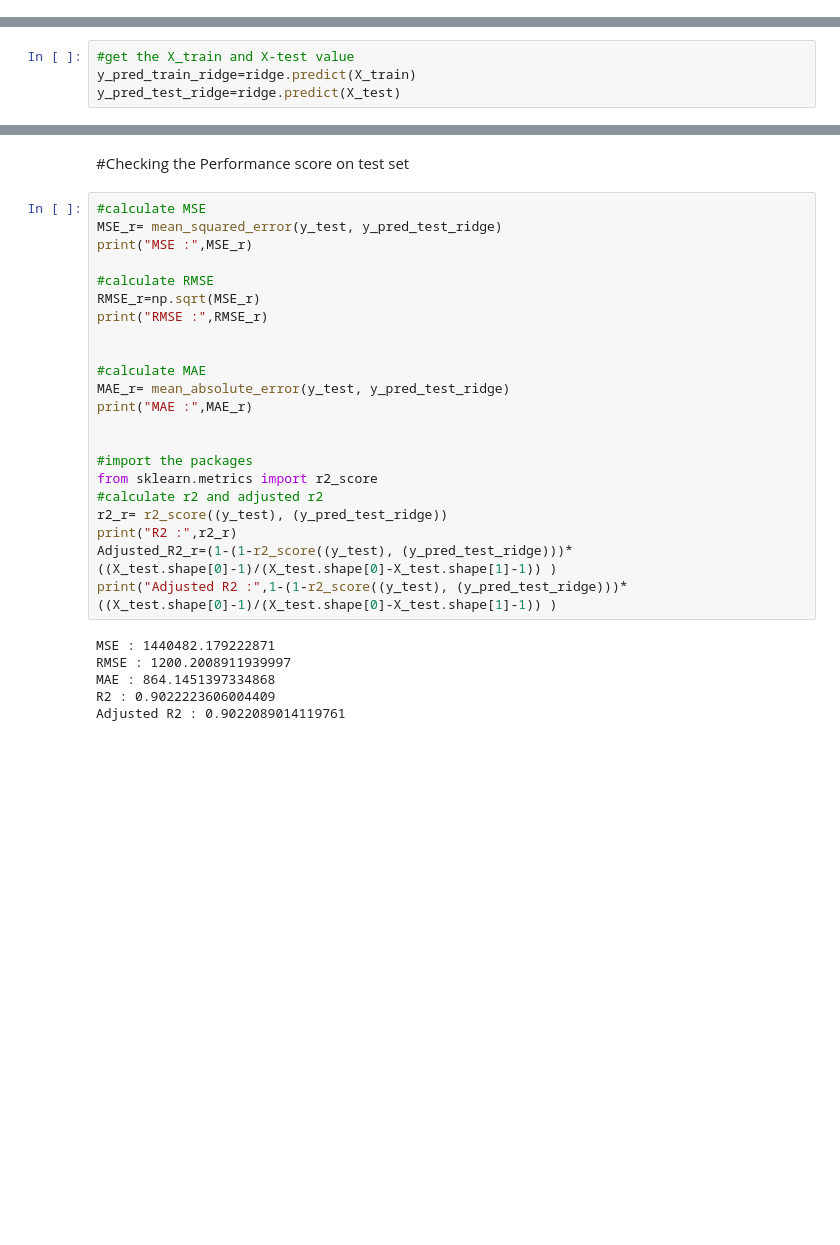
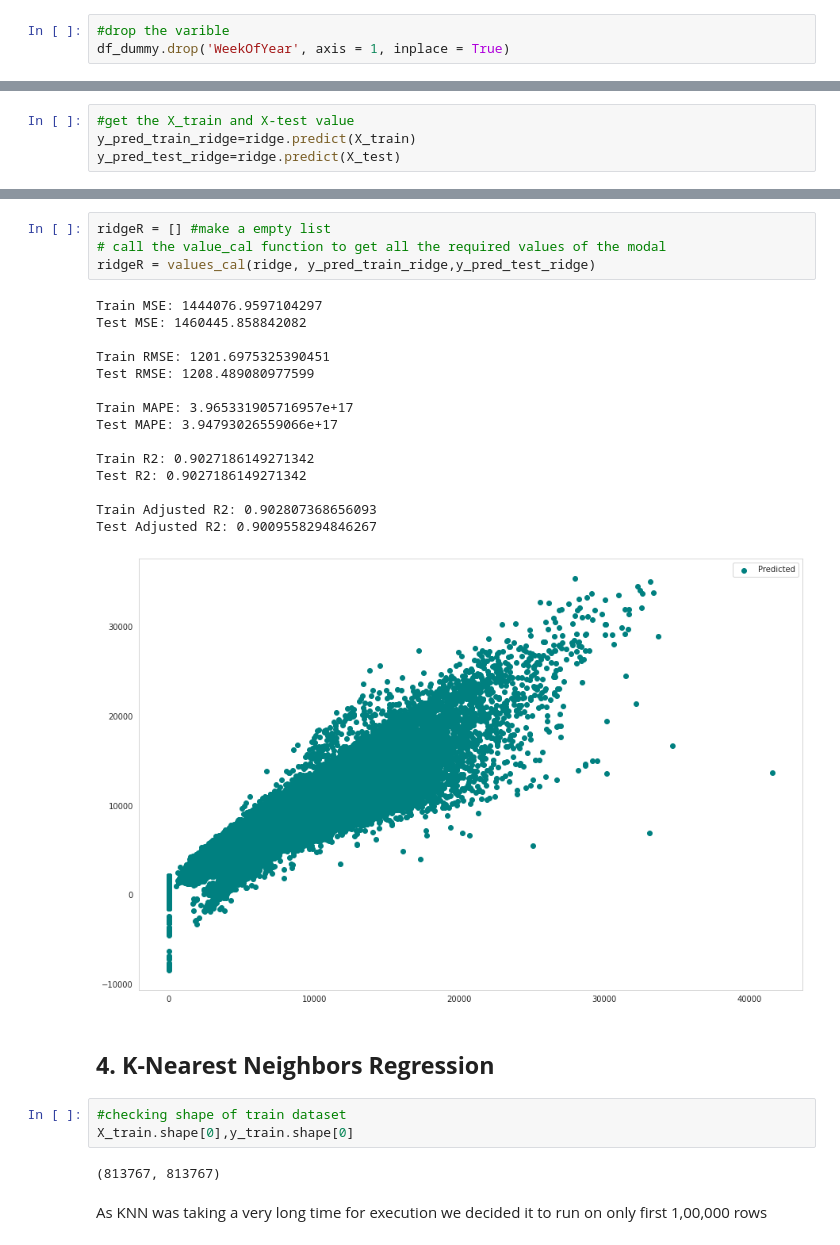
Before and after one commit to shivashukla02/Retail-Sales-Prediction, a Jupyter notebook: Shivank_Shukla_Retail_Sales_Prediction.ipynb, the cells around one changed output, grey strips where cells are left out. Cells and saved outputs as stored; diff of their text form; blank space fills up the shorter version.

```diff
--- a/Shivank_Shukla_Retail_Sales_Prediction.ipynb
+++ b/Shivank_Shukla_Retail_Sales_Prediction.ipynb
@@ -937,0 +1075,3 @@ memory usage: 150.4 MB
+# %%
+#drop the varible
+df_dummy.drop('WeekOfYear', axis = 1, inplace = True)
@@ -1244,30 +1393,29 @@ Adjusted R2 : 0.9041316794750921
-# %% [markdown]
-#Checking the Performance score on test set
-# %%
-#calculate MSE
-MSE_r= mean_squared_error(y_test, y_pred_test_ridge)
-print("MSE :",MSE_r)
-
-#calculate RMSE
-RMSE_r=np.sqrt(MSE_r)
-print("RMSE :",RMSE_r)
-
-
-#calculate MAE
-MAE_r= mean_absolute_error(y_test, y_pred_test_ridge)
-print("MAE :",MAE_r)
-
-
-#import the packages
-from sklearn.metrics import r2_score
-#calculate r2 and adjusted r2
-r2_r= r2_score((y_test), (y_pred_test_ridge))
-print("R2 :",r2_r)
-Adjusted_R2_r=(1-(1-r2_score((y_test), (y_pred_test_ridge)))*((X_test.shape[0]-1)/(X_test.shape[0]-X_test.shape[1]-1)) )
-print("Adjusted R2 :",1-(1-r2_score((y_test), (y_pred_test_ridge)))*((X_test.shape[0]-1)/(X_test.shape[0]-X_test.shape[1]-1)) )
-# %% [output]
-MSE : 1440482.179222871
-RMSE : 1200.2008911939997
-MAE : 864.1451397334868
-R2 : 0.9022223606004409
-Adjusted R2 : 0.9022089014119761
+# %%
+ridgeR = [] #make a empty list
+# call the value_cal function to get all the required values of the modal
+ridgeR = values_cal(ridge, y_pred_train_ridge,y_pred_test_ridge)
+# %% [output]
+Train MSE: 1444076.9597104297
+Test MSE: 1460445.858842082
+
+Train RMSE: 1201.6975325390451
+Test RMSE: 1208.489080977599
+
+Train MAPE: 3.965331905716957e+17
+Test MAPE: 3.94793026559066e+17
+
+Train R2: 0.9027186149271342
+Test R2: 0.9027186149271342
+
+Train Adjusted R2: 0.902807368656093
+Test Adjusted R2: 0.9009558294846267
+[figure, added]
+# %% [markdown]
+## <font color = "sky blue">**4. K-Nearest Neighbors Regression**
+# %%
+#checking shape of train dataset
+X_train.shape[0],y_train.shape[0]
+# %% [output]
+(813767, 813767)
+# %% [markdown]
+As KNN was taking a very long time for execution we decided it to run on only first 1,00,000 rows
```
Also changed, not shown: parts of 143 cells of this notebook.
